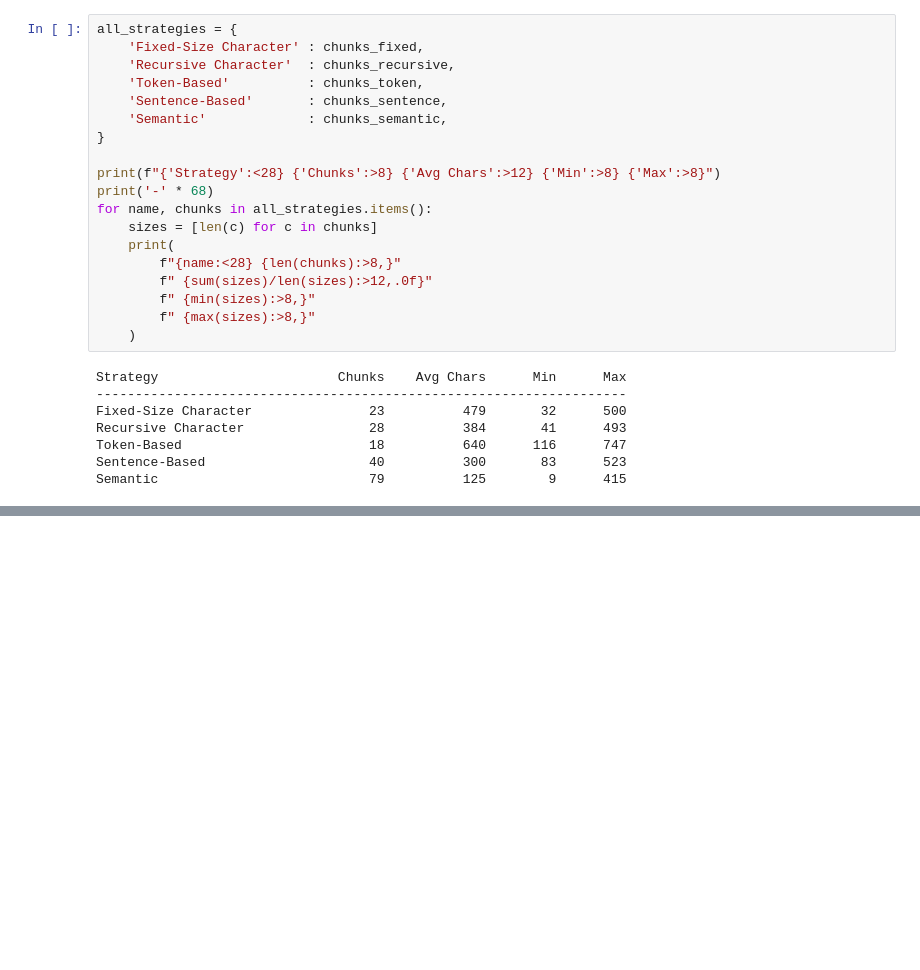
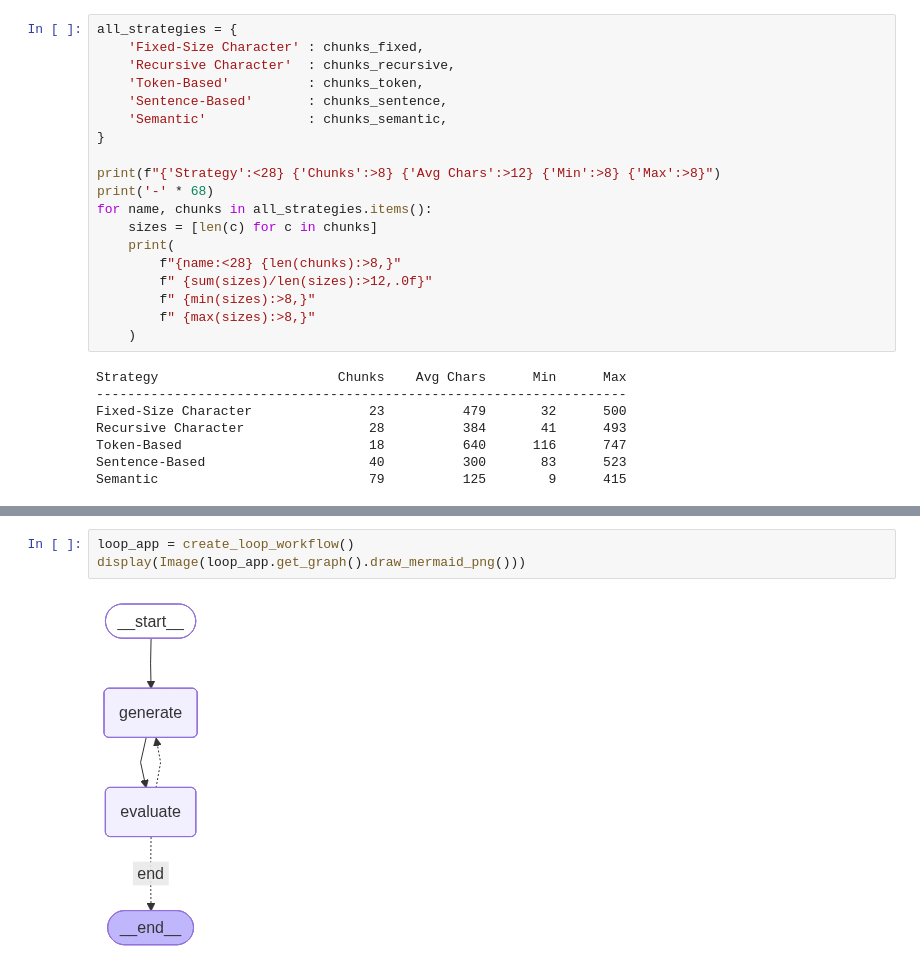
Before and after one commit to UdayKajana/altogether_archive, a Jupyter notebook: machine_learning.ipynb, the cells around one changed output, grey strips where cells are left out. Drawn from its saved outputs; the diff is of its cells as text; blank space fills up the shorter version.

```diff
--- a/machine_learning.ipynb
+++ b/machine_learning.ipynb
@@ -555,0 +890,5 @@ Semantic                           79          125        9      415
+# %%
+loop_app = create_loop_workflow()
+display(Image(loop_app.get_graph().draw_mermaid_png()))
+# %% [output]
+[figure, added]
```
Also changed, not shown: parts of 18 cells of this notebook.
